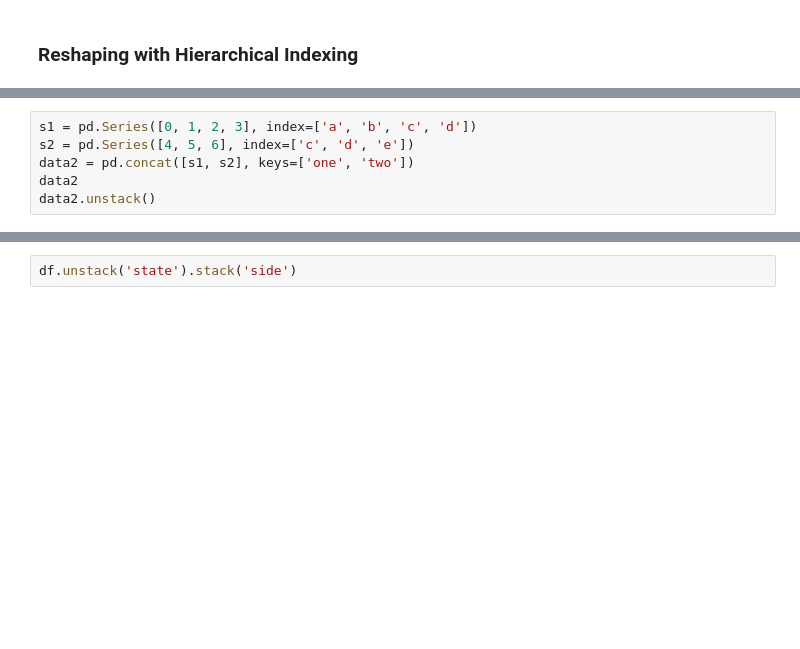
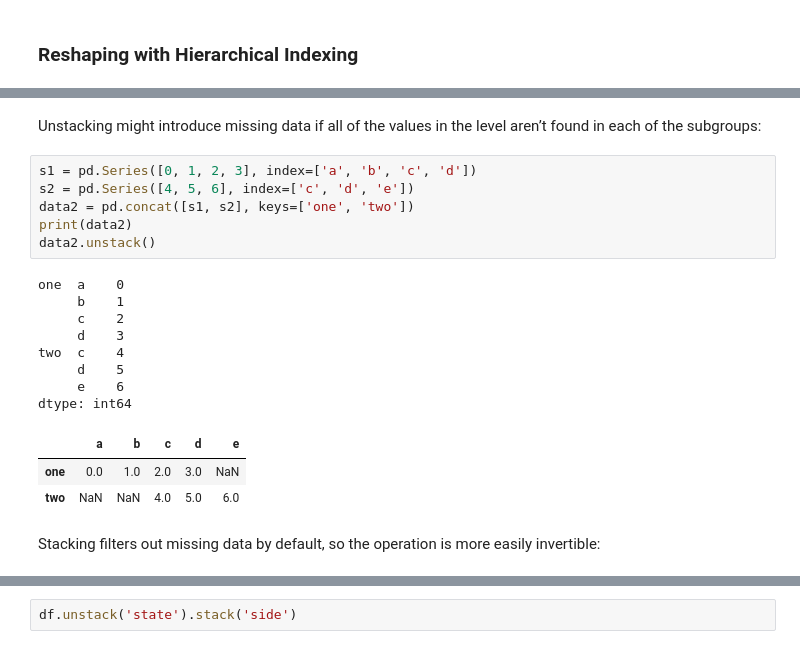
Before and after one commit to chan-prk/pydata-book, a Jupyter notebook: ch08.ipynb, the cells around one changed output, grey strips where cells are left out. Saved outputs shown, nothing was run; the diff lists cells and outputs as text; blank space fills up the shorter version.

```diff
--- a/ch08.ipynb
+++ b/ch08.ipynb
@@ -1055,6 +1132,23 @@ result.unstack('state')
+# %% [markdown]
+Unstacking might introduce missing data if all of the values in the level aren’t found
+in each of the subgroups:
 # %%
 s1 = pd.Series([0, 1, 2, 3], index=['a', 'b', 'c', 'd'])
 s2 = pd.Series([4, 5, 6], index=['c', 'd', 'e'])
 data2 = pd.concat([s1, s2], keys=['one', 'two'])
-data2
+print(data2)
 data2.unstack()
+# %% [output]
+one  a    0
+     b    1
+     c    2
+     d    3
+two  c    4
+     d    5
+     e    6
+dtype: int64
+|  | a | b | c | d | e |
+| one | 0.0 | 1.0 | 2.0 | 3.0 | NaN |
+| two | NaN | NaN | 4.0 | 5.0 | 6.0 |
+# %% [markdown]
+Stacking filters out missing data by default, so the operation is more easily invertible:
```
Also changed, not shown: parts of 16 cells of this notebook.
